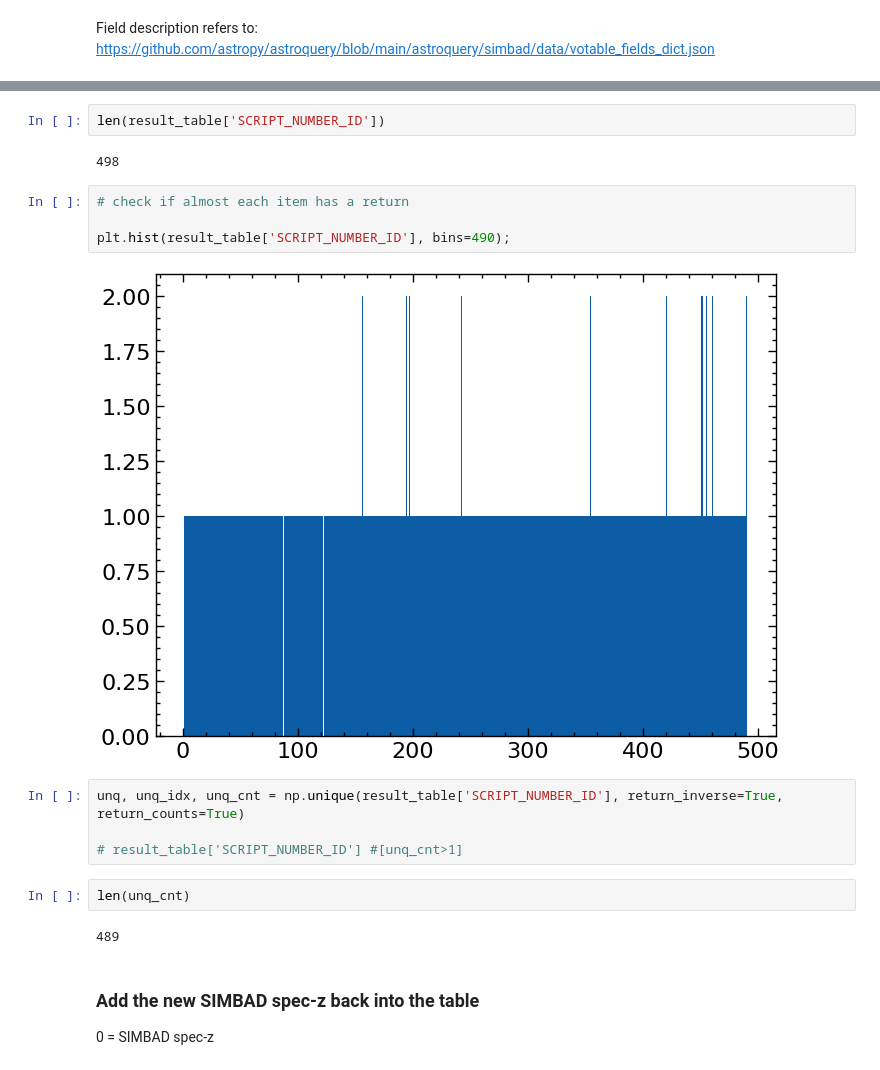
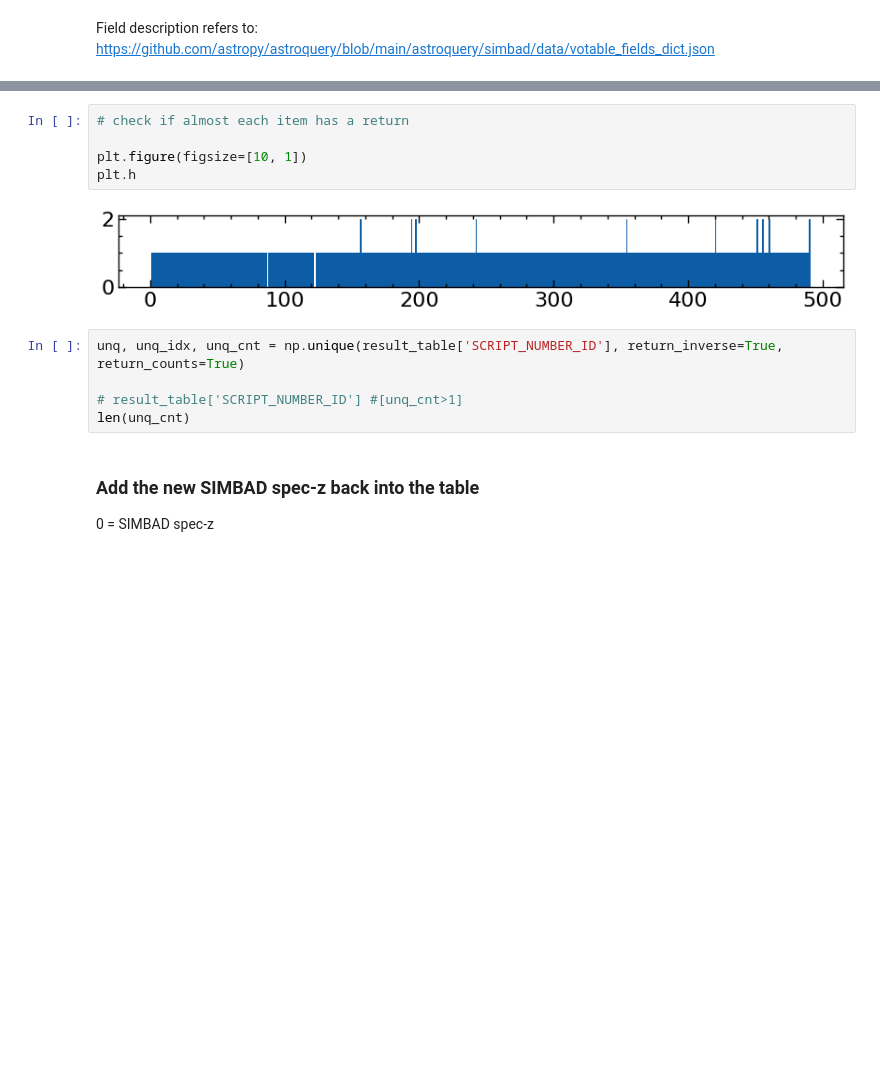
Before and after one commit to Chisen-Lupus/dwarf_agn_cosmos, a Jupyter notebook: hsc-ssp_specz.ipynb, the cells around one changed output, grey strips where cells are left out. Drawn from its saved outputs; the diff is of its cells as text; blank space fills up the shorter version.

```diff
--- a/hsc-ssp_specz.ipynb
+++ b/hsc-ssp_specz.ipynb
@@ -106,21 +87,15 @@ Table length=498
-# %%
-len(result_table['SCRIPT_NUMBER_ID'])
-# %% [output]
-498
 # %%
 # check if almost each item has a return
 
-plt.hist(result_table['SCRIPT_NUMBER_ID'], bins=490);
+plt.figure(figsize=[10, 1])
+plt.h
 # %% [output]
-[figure, old version]
+[figure, new version]
 # %%
 unq, unq_idx, unq_cnt = np.unique(result_table['SCRIPT_NUMBER_ID'], return_inverse=True, return_counts=True)
 
 # result_table['SCRIPT_NUMBER_ID'] #[unq_cnt>1]
+len(unq_cnt)
-# %%
-len(unq_cnt)
-# %% [output]
-489
 # %% [markdown]
 ### Add the new SIMBAD spec-z back into the table
 
```
Also changed, not shown: parts of 21 cells of this notebook.
